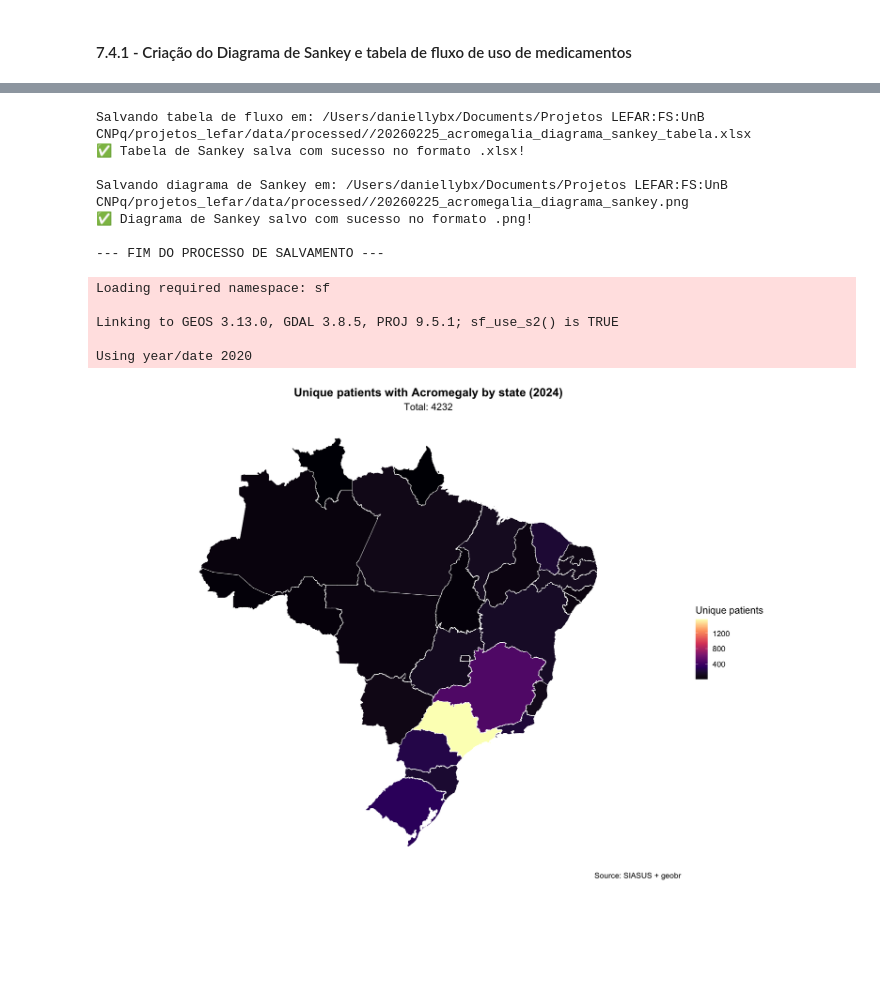
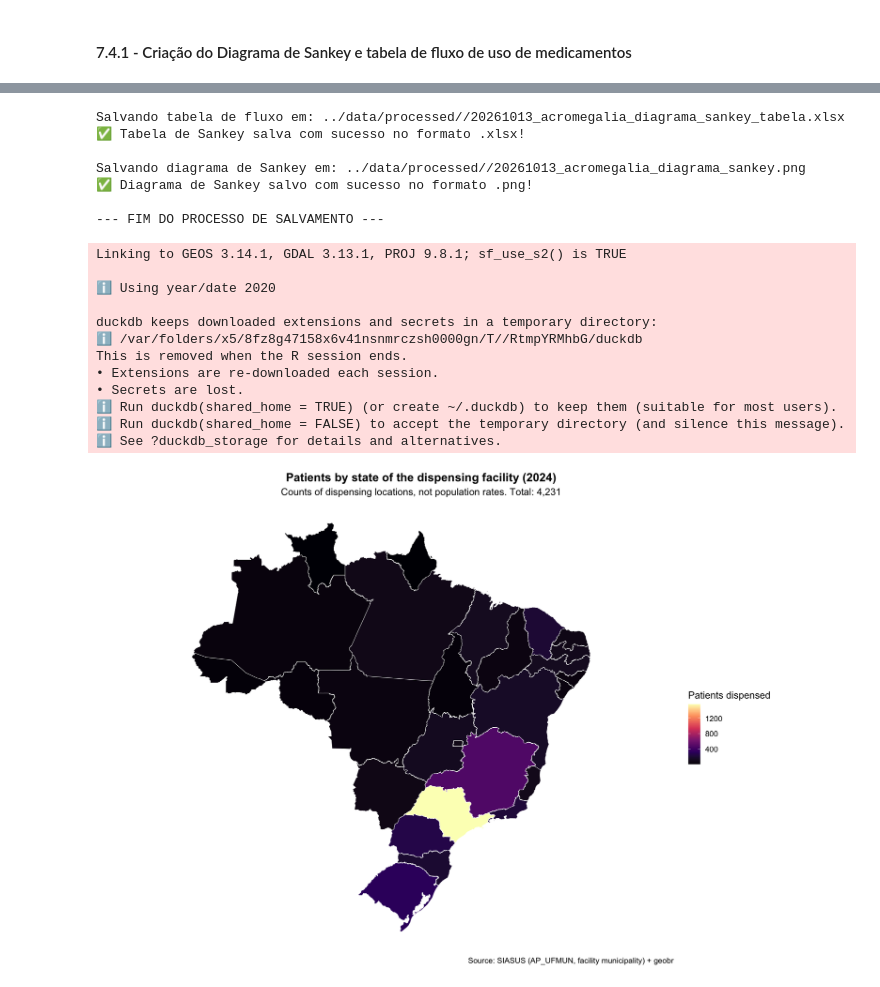
Before and after one commit to daniellybx/public-acromegaly, a Jupyter notebook: notebooks/acromegalia_analise_medicamentos.ipynb, the cells around one changed output, grey strips where cells are left out. Saved outputs shown, nothing was run; the diff lists cells and outputs as text; code cells hidden in the pictures; blank space fills up the shorter version.

```diff
--- a/notebooks/acromegalia_analise_medicamentos.ipynb
+++ b/notebooks/acromegalia_analise_medicamentos.ipynb
@@ -4,18 +4,25 @@
 Análise de dados de APAC Medicamentos (AM) e Produção Ambulatorial (PA) do SIASUS para acromegalia.
 # %%
 # Função para gerar nome de arquivo com data atual
+# Terceira revisão: todos os artefatos corrigidos são salvos em resultados/third_review/
+pasta_resultados <- "../resultados/third_review/"
+if (!dir.exists(pasta_resultados)) {
+  dir.create(pasta_resultados, recursive = TRUE)
+}
+
 gerar_nome_arquivo <- function(indicador) {
   data_atual <- format(Sys.Date(), "%Y%m%d")
-  return(paste0("../resultados/", data_atual, "_dados2024_", indicador, ".xlsx"))
+  return(paste0(pasta_resultados, data_atual, "_dados2024_", indicador, ".xlsx"))
 }
 
 # Função para gerar nome de arquivo PNG
 gerar_nome_png <- function(indicador) {
   data_atual <- format(Sys.Date(), "%Y%m%d")
-  return(paste0("../resultados/", data_atual, "_dados2024_", indicador, ".png"))
+  return(paste0(pasta_resultados, data_atual, "_dados2024_", indicador, ".png"))
 }
 
 cat("Funções de formatação de data criadas!\n")
 cat("Data atual:", format(Sys.Date(), "%Y%m%d"), "\n")
+cat("Pasta de resultados:", pasta_resultados, "\n")
 # %% [output]
 Funções de formatação de data criadas!
@@ -1242,7 +1780,7 @@ library(ggplot2) # Necessário para o ggsave
 # --- CONFIGURAÇÕES DE SALVAMENTO ---
 
 # 1. Definir o caminho de destino (Mantenha o final com /)
-diretorio_destino <- "/Users/daniellybx/Documents/Projetos LEFAR:FS:UnB CNPq/projetos_lefar/data/processed/"
+diretorio_destino <- "../data/processed/"
 
 # 2. Gerar a data de hoje no formato YYYYMMDD_
 # Usamos Sys.Date() para pegar a data atual do sistema.
@@ -1292,61 +1830,53 @@ tryCatch({
 
 cat("\n--- FIM DO PROCESSO DE SALVAMENTO ---\n")
 # %% [output]
-Salvando tabela de fluxo em: /Users/daniellybx/Documents/Projetos LEFAR:FS:UnB CNPq/projetos_lefar/data/processed//20260225_acromegalia_diagrama_sankey_tabela.xlsx
+Salvando tabela de fluxo em: ../data/processed//20261013_acromegalia_diagrama_sankey_tabela.xlsx
 ✅ Tabela de Sankey salva com sucesso no formato .xlsx!
 
-Salvando diagrama de Sankey em: /Users/daniellybx/Documents/Projetos LEFAR:FS:UnB CNPq/projetos_lefar/data/processed//20260225_acromegalia_diagrama_sankey.png
+Salvando diagrama de Sankey em: ../data/processed//20261013_acromegalia_diagrama_sankey.png
 ✅ Diagrama de Sankey salvo com sucesso no formato .png!
 
 --- FIM DO PROCESSO DE SALVAMENTO ---
 # %%
-# Mapa por UF - Pacientes únicos com acromegalia (2024)
-library(geobr)      # Para shape do Brasil por unidade federativa
+# Mapa por UF - Pacientes únicos por UF do ESTABELECIMENTO de dispensação (contagens, sem taxa)
+library(geobr)
 library(sf)
 library(ggplot2)
 
-# Carregar shape das UFs do Brasil (geobr só aceita certos anos)
+fmt_n <- function(x) format(x, big.mark = ",", scientific = FALSE)
 ufs_shape <- geobr::read_state(year = 2020)
 
-# Garantir nomes para merge
-pacientes_por_uf_plot <- pacientes_por_uf %>%
-  filter(uf_sigla != "TOTAL") %>%
-  mutate(uf_sigla = as.character(uf_sigla))
+mapa_dados <- ufs_shape %>%
+  left_join(pacientes_por_uf_estabelecimento, by = c("abbrev_state" = "uf_sigla"))
 
-# Junta shape+dados
-mapa_dados <- ufs_shape %>%
-  left_join(pacientes_por_uf_plot, by = c("abbrev_state" = "uf_sigla"))
-
-# Plot
 p_mapa_uf <- ggplot(mapa_dados) +
-  geom_sf(aes(fill = quantidade_pacientes), color = "white", size = 0.2) +
-  scale_fill_viridis_c(option = "A", name = "Unique patients", na.value = "gray90") +
+  geom_sf(aes(fill = pacientes_dispensados), color = "white", size = 0.2) +
+  scale_fill_viridis_c(option = "A", name = "Patients dispensed", na.value = "gray90") +
   labs(
-    title = "Unique patients with Acromegaly by state (2024)",
-    subtitle = paste0("Total: ", sum(pacientes_por_uf_plot$quantidade_pacientes)),
-    caption = "Source: SIASUS + geobr",
+    title = "Patients by state of the dispensing facility (2024)",
+    subtitle = paste0("Counts of dispensing locations, not population rates. Total: ", fmt_n(n_pacientes)),
+    caption = "Source: SIASUS (AP_UFMUN, facility municipality) + geobr",
     x = NULL, y = NULL
   ) +
   theme_minimal(base_size = 14) +
-  theme(
-    axis.text = element_blank(),
-    axis.ticks = element_blank(),
-    panel.grid = element_blank(),
-    plot.title = element_text(face = "bold", hjust = 0.5),
-    plot.subtitle = element_text(hjust = 0.5),
-    legend.position = "right"
-  )
+  theme(axis.text = element_blank(), axis.ticks = element_blank(), panel.grid = element_blank(),
+        plot.title = element_text(face = "bold", hjust = 0.5), plot.subtitle = element_text(hjust = 0.5),
+        legend.position = "right")
 
 print(p_mapa_uf)
-
-# Salvar o mapa
-ggsave(gerar_nome_png("mapa_uf"), plot = p_mapa_uf, width = 10, height = 8, dpi = 300)
-ggsave(sprintf("../resultados/%s_mapa_acromegalia.png", format(Sys.Date(), "%Y%m%d")), plot = p_mapa_uf, width = 10, height = 8, dpi = 300)
+ggsave(gerar_nome_png("mapa_uf_estabelecimento_contagens"), plot = p_mapa_uf, width = 10, height = 8, dpi = 300)
 # %% [output]
-Loading required namespace: sf
+Linking to GEOS 3.14.1, GDAL 3.13.1, PROJ 9.8.1; sf_use_s2() is TRUE
 
-Linking to GEOS 3.13.0, GDAL 3.8.5, PROJ 9.5.1; sf_use_s2() is TRUE
+ℹ Using year/date 2020
 
-Using year/date 2020
+duckdb keeps downloaded extensions and secrets in a temporary directory:
+ℹ /var/folders/x5/8fz8g47158x6v41nsnmrczsh0000gn/T//RtmpYRMhbG/duckdb
+This is removed when the R session ends.
+• Extensions are re-downloaded each session.
+• Secrets are lost.
+ℹ Run duckdb(shared_home = TRUE) (or create ~/.duckdb) to keep them (suitable for most users).
+ℹ Run duckdb(shared_home = FALSE) to accept the temporary directory (and silence this message).
+ℹ See ?duckdb_storage for details and alternatives.
-[figure, old version]
+[figure, new version]
 # %%
```
Also changed, not shown: parts of 45 cells of this notebook, 31 other files.
